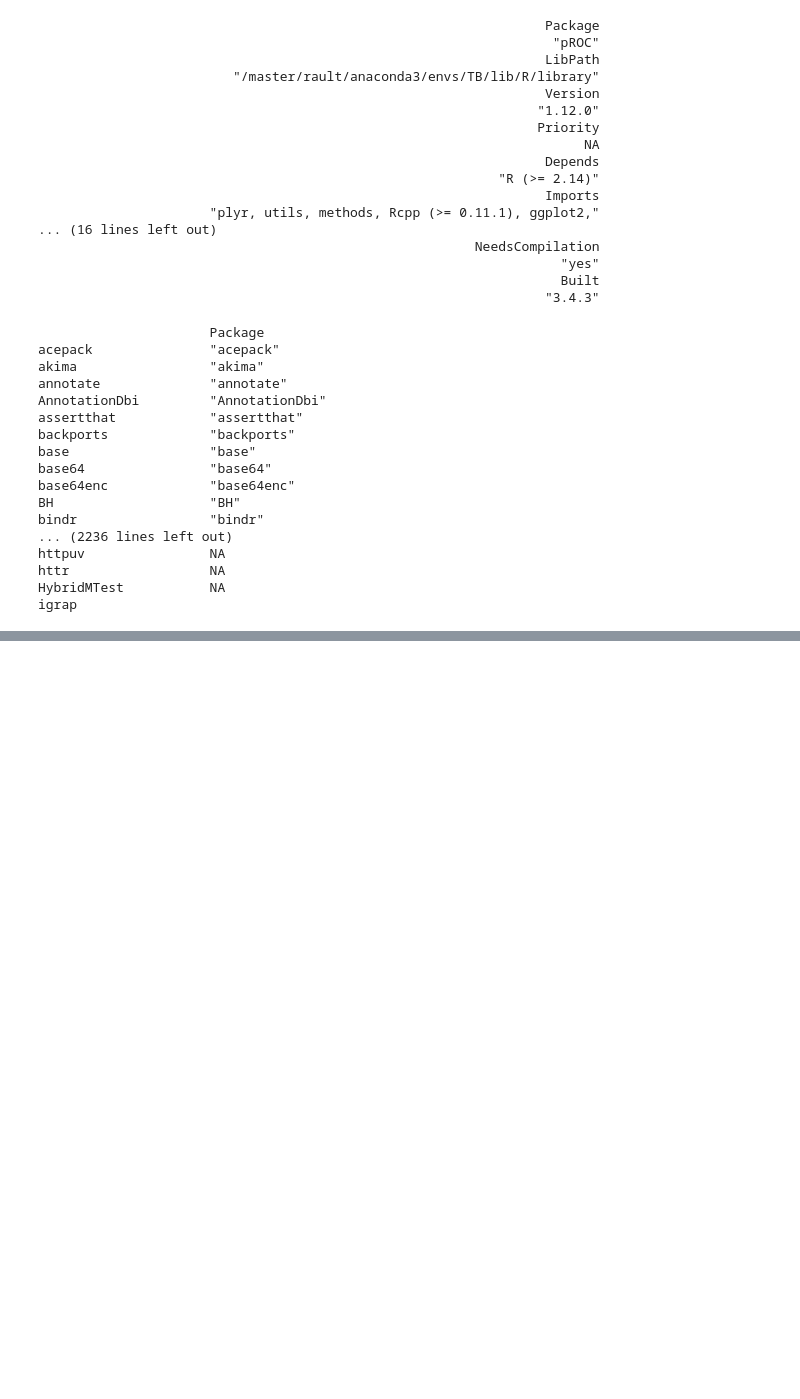
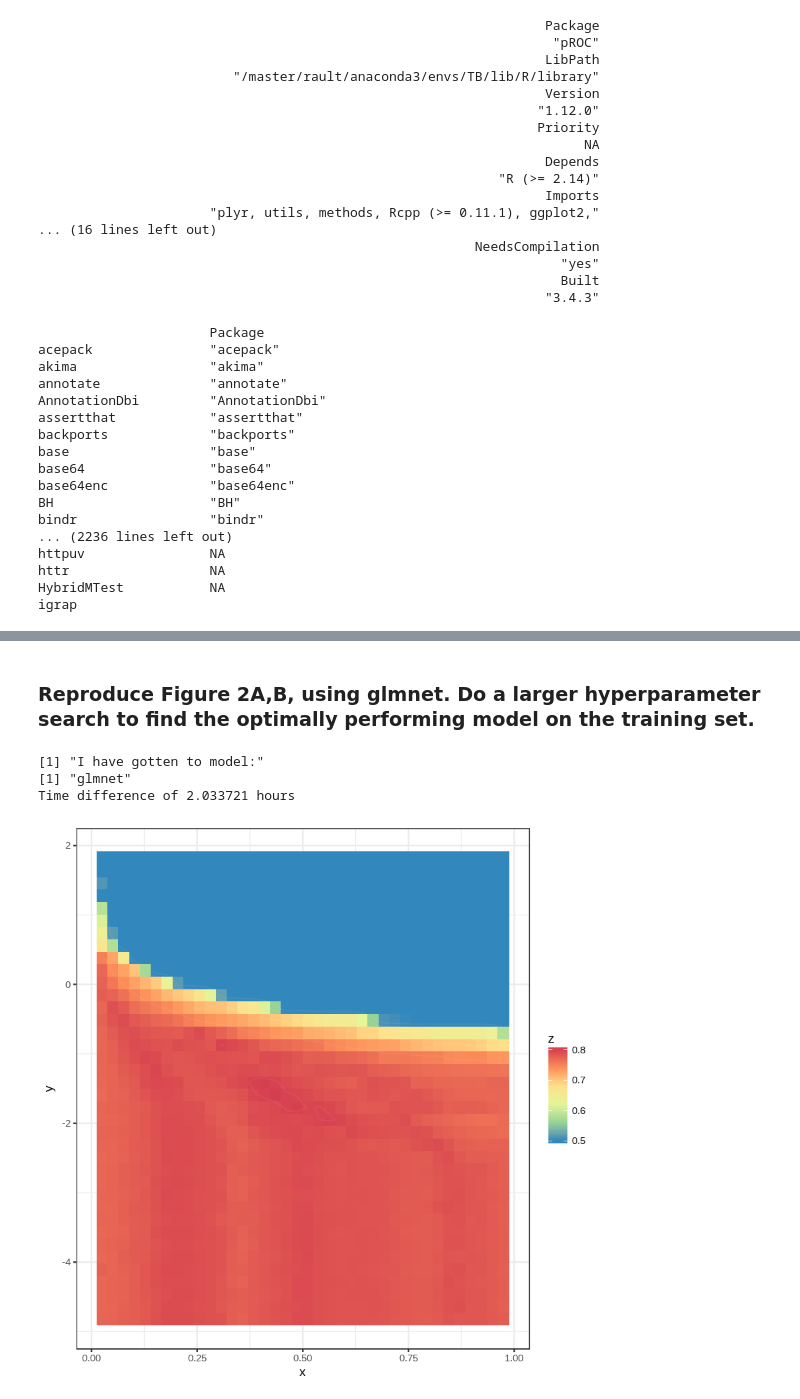
Before and after one commit to remi10001/TB, a Jupyter notebook: Time Since Infection_Submission_Streamlinedcode.ipynb, the cells around one changed output, grey strips where cells are left out. Cells and saved outputs as stored; diff of their text form; code cells hidden in the pictures; blank space fills up the shorter version.

```diff
--- a/Time Since Infection_Submission_Streamlinedcode.ipynb
+++ b/Time Since Infection_Submission_Streamlinedcode.ipynb
@@ -75,0 +396,53 @@ igrap
+# %% [markdown]
+### Reproduce Figure 2A,B, using glmnet. Do a larger hyperparameter search to find the optimally performing model on the training set.
+# %%
+
+set.seed(100)
+
+n = 10000
+lambda.grid = c(10 ^ runif(n, min = log10(1e-5), max = log10(1e2)))
+alpha.grid = runif(length(lambda.grid), min = 0.00, 1.0)
+
+train.grid = data.frame(lambda = sample(lambda.grid, length(lambda.grid)),
+                       alpha = sample(alpha.grid, length(lambda.grid)))
+# %%
+seed=7
+
+
+start_time <- Sys.time()
+
+cluster = makeCluster(detectCores()-3) # Leaving 3 for other jobs
+registerDoParallel(cluster)
+
+methods = c( "glmnet")
+
+models = list()
+
+
+#folds
+control <- trainControl(method="cv", index=folds, allowParallel=TRUE, savePredictions='final',
+                       classProbs=TRUE, summaryFunction=twoClassSummary)
+
+for (alg in methods) {
+    set.seed(seed)
+    print("I have gotten to model:")
+    print(alg)
+    model = train(expres.train, pheno.train$time.period,  method=alg, trControl=control, tuneGrid=train.grid,
+                 metric="ROC")
+    models[[alg]] = model
+}
+
+stopCluster(cluster)
+registerDoSEQ()
+
+end_time <- Sys.time()
+print(end_time - start_time)
+# %% [output]
+[1] "I have gotten to model:"
+[1] "glmnet"
+Time difference of 2.033721 hours
+# %%
+glmres = models$glmnet$results
+graph.hyper(glmres$alpha, log10(glmres$lambda), glmres$ROC)
+# %% [output]
+[figure, added]
```
Also changed, not shown: parts of 57 cells of this notebook, 3 other files.
